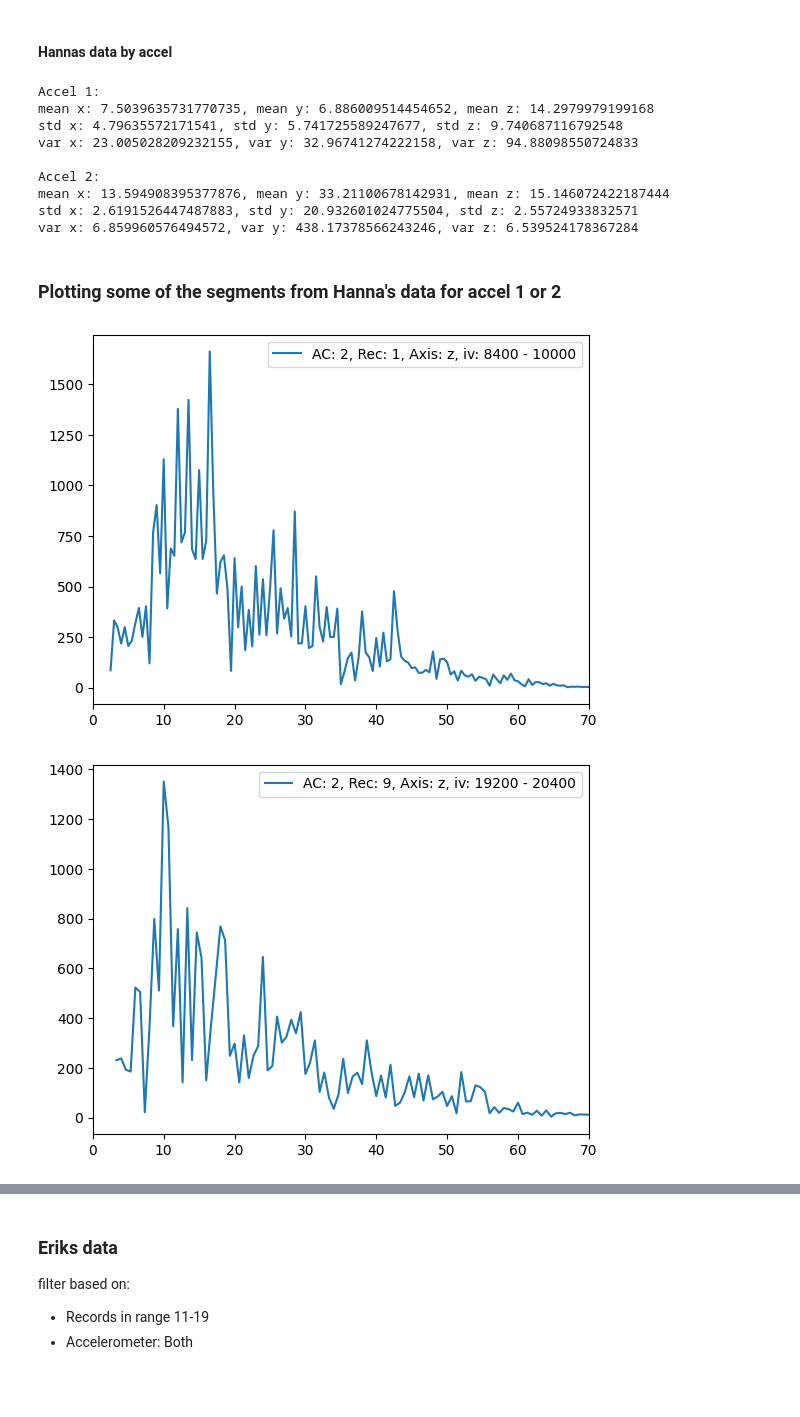
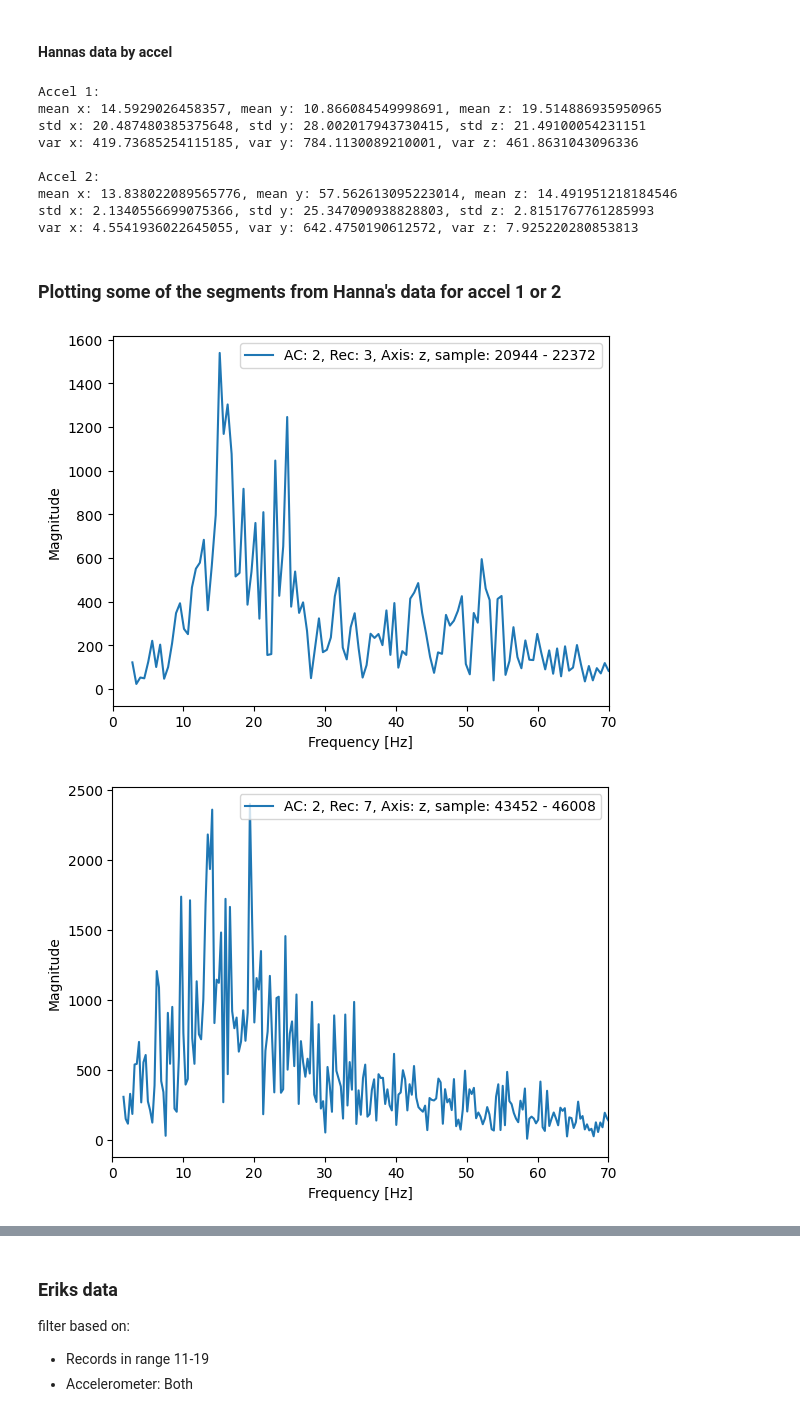
Before and after one commit to jgrk/accel-write, a Jupyter notebook: analys.ipynb, the cells around one changed output, grey strips where cells are left out. Cells and saved outputs as stored; diff of their text form; code cells hidden in the pictures; blank space fills up the shorter version.

Commit message:
results

```diff
--- a/analys.ipynb
+++ b/analys.ipynb
@@ -55,9 +55,9 @@ You need to specify a file containing all raw csv data in the `csv_data_path` va
 Specify a unique result path `result_path` for each type of analysis. For example *simple_segmentation*, *savgol_filter*...
 # %%
 csv_data_path = pathlib.Path("data/")
-result_path = pathlib.Path("fft_env_savgol_detrend_height/")
+result_path = pathlib.Path("fft_raw/")
 for file in csv_data_path.glob("*.csv"):
-    enhanced_fft(file=file, save_path=result_path.name+"/", enhance_method=envelope_enhancer, filter=savgol_helper, window_length=20, polyorder=3, axis=0, n_out=100, width=(800, 1600), prominence =(None, None), detrending=True, height = (0, 1.6))
+    enhanced_fft(file=file, save_path=result_path.name+"/", enhance_method=envelope_enhancer, filter=None, window_length=20, polyorder=3, axis=0, n_out=50, width=(800, 1600), prominence =(None, None), detrending=False, height = (0, 1.6))
 print("Done!")
 # %% [output]
 Done!
@@ -139,28 +139,31 @@ print(f"Accel 2:\n"
       f"var x: {np.var(x_freq_peaks_2)}, var y: {np.var(y_freq_peaks_2)}, var z: {np.var(z_freq_peaks_2)}\n")
 # %% [output]
 Accel 1:
-mean x: 7.5039635731770735, mean y: 6.886009514454652, mean z: 14.2979979199168
-std x: 4.79635572171541, std y: 5.741725589247677, std z: 9.740687116792548
-var x: 23.005028209232155, var y: 32.96741274222158, var z: 94.88098550724833
+mean x: 14.5929026458357, mean y: 10.866084549998691, mean z: 19.514886935950965
+std x: 20.487480385375648, std y: 28.002017943730415, std z: 21.49100054231151
+var x: 419.73685254115185, var y: 784.1130089210001, var z: 461.8631043096336
 
 Accel 2:
-mean x: 13.594908395377876, mean y: 33.21100678142931, mean z: 15.146072422187444
-std x: 2.6191526447487883, std y: 20.932601024775504, std z: 2.55724933832571
-var x: 6.859960576494572, var y: 438.17378566243246, var z: 6.539524178367284
+mean x: 13.838022089565776, mean y: 57.562613095223014, mean z: 14.491951218184546
+std x: 2.1340556699075366, std y: 25.347090938828803, std z: 2.8151767761285993
+var x: 4.5541936022645055, var y: 642.4750190612572, var z: 7.925220280853813
 # %% [markdown]
 ### Plotting some of the segments from Hanna's data for accel 1 or 2
 # %%
 # params
 axis = "z"
 ac = "2"
 
 for i, rec in enumerate([record for record in records[axis] if record.accel == ac]):
     if i > 10:
         break
     plt.figure()
     plt.xlim(0,70)
-    plt.plot(rec.freqs[5:], rec.mags[5:], label=f"AC: {rec.accel}, Rec: {rec.record}, Axis: {rec.coord}, iv: {rec.metadata['start_idx']} - {rec.metadata['end_idx']}")
+    plt.plot(rec.freqs[5:], rec.mags[5:], label=f"AC: {rec.accel}, Rec: {rec.record}, Axis: {rec.coord}, sample: {rec.metadata['start_idx']} - {rec.metadata['end_idx']}")
     plt.legend()
+    plt.ylabel("Magnitude")
+    plt.xlabel("Frequency [Hz]")
+    plt.savefig(f"plots/raw_fft_Hanna/{rec.coord}_{rec.accel}_{rec.record}_{rec.metadata['start_idx']}_{rec.metadata['end_idx']}.png")
 # %% [output]
-[figure, old version]
+[figure, new version]
-[figure, old version]
+[figure, new version]
```
Also changed, not shown: parts of 5 cells of this notebook.
